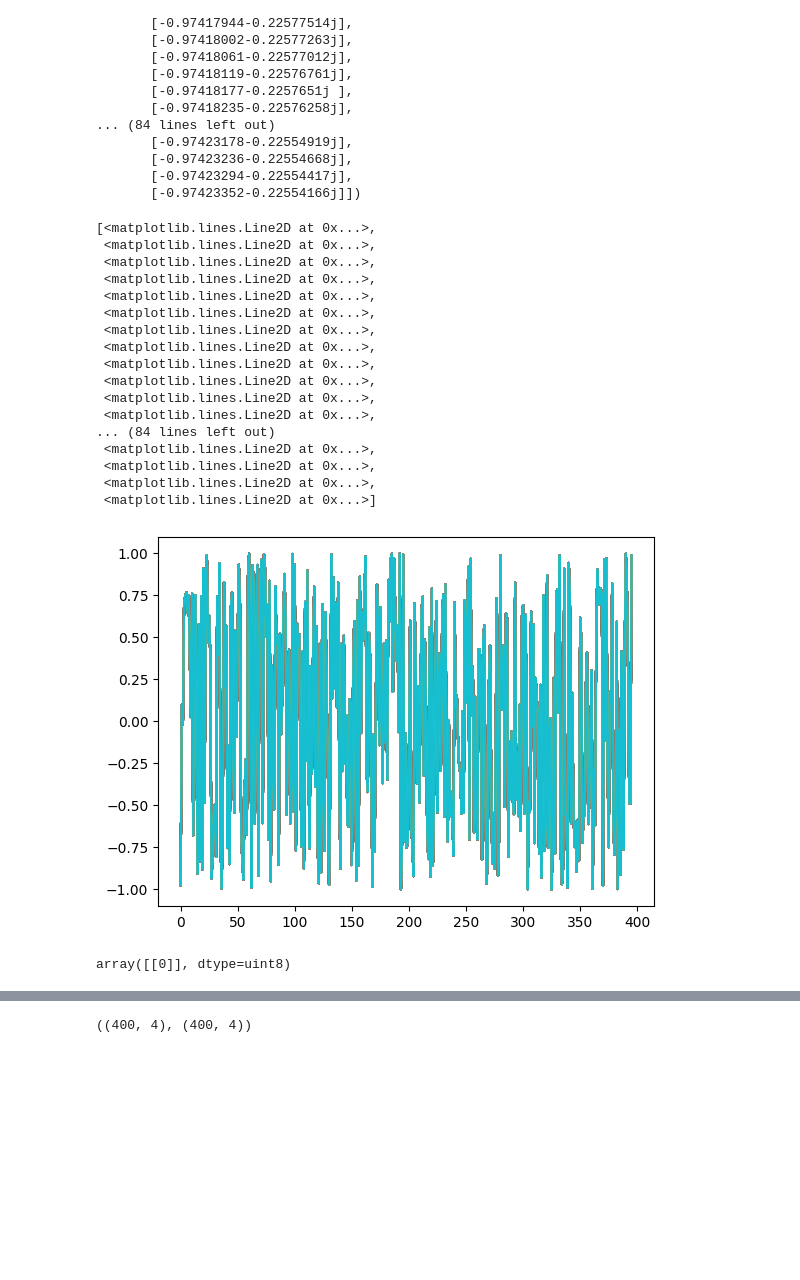
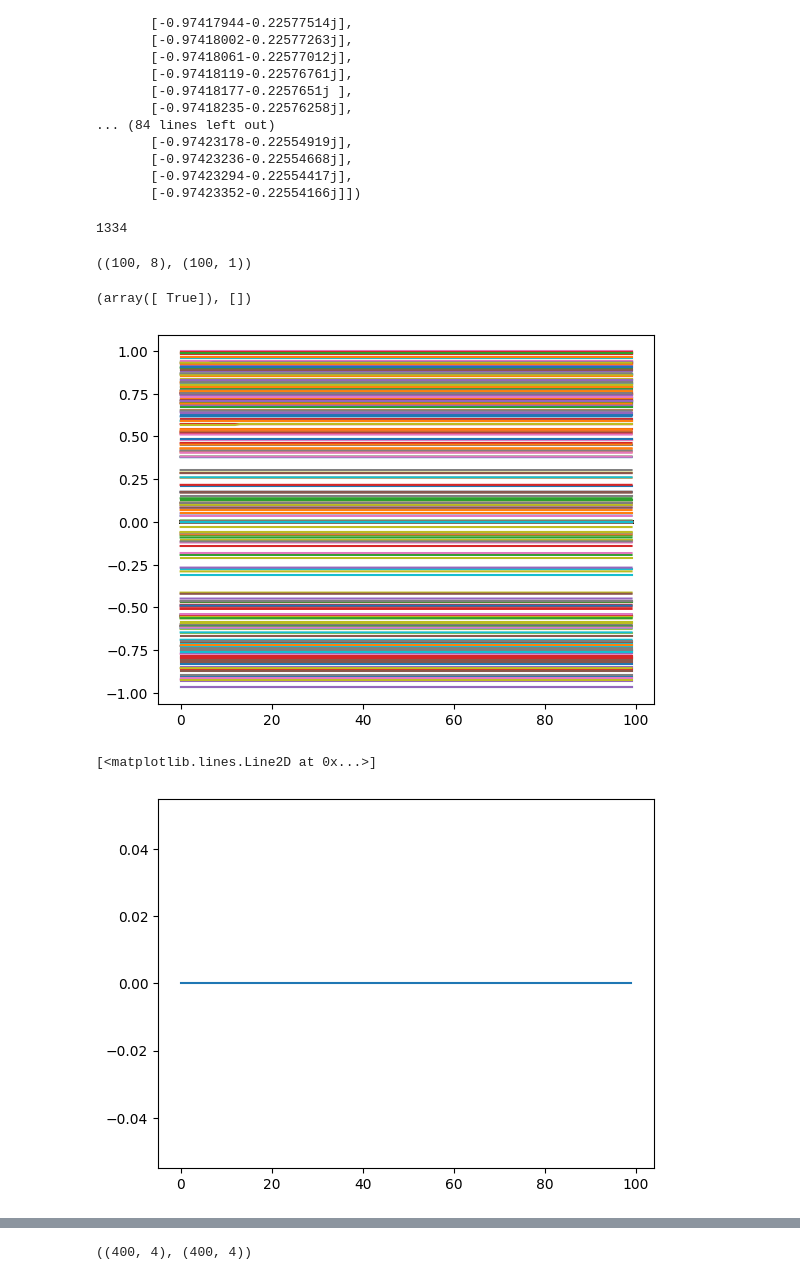
Before and after one commit to ukunliu/WSN_simulation, a Jupyter notebook: Simulation/main.ipynb, the cells around one changed output, grey strips where cells are left out. Saved outputs shown, nothing was run; the diff lists cells and outputs as text; code cells hidden in the pictures; blank space fills up the shorter version.

```diff
--- a/Simulation/main.ipynb
+++ b/Simulation/main.ipynb
@@ -41,35 +41,50 @@ array([[-0.97417595-0.2257902j ],
        [-0.97423236-0.22554668j],
        [-0.97423294-0.22554417j],
        [-0.97423352-0.22554166j]])
-# %%
-
-tmp = []
-for i in ch:
-    for j in i:
-        if len(j) > 3:
-            tmp.append(j[:, 0])
+# %%
+len(invalid)
+# %% [output]
+1334
+# %%
+tmp = np.zeros_like(ch)
+m, n = ch.shape
+invalid = []
+
+for i in range(m):
+    for j in range(n):
+        p,  q = ch[i, j].shape
+        if q > 1:
+            tmp[i, j] = ch[i, j][:,0]
+        else:
+            if q == 1:
+                invalid.append([i, j])
+                tmp[i, j] = np.zeros(100)
+            else:
+                tmp[i, j] = ch[i, j]
+# %%
+ch[5, 0].shape, ch[6, 0].shape
+# %% [output]
+((100, 8), (100, 1))
+# %%
+tmp[0][0]==0, invalid
+# %% [output]
+(array([ True]), [])
+# %%
+for i in tmp[:,1]:
+    plt.plot(np.abs(i))
+
+for i in tmp[:,0]:
+    plt.plot(i)
+
+for i in tmp[:,2]:
+    plt.plot(i)
+
+for i in tmp[:,3]:
+    plt.plot(i)
+# %% [output]
+[figure, added]
 # %%
-plt.plot(tmp)
+plt.plot(tmp[106,0])
 # %% [output]
-[<matplotlib.lines.Line2D at 0x...>,
- <matplotlib.lines.Line2D at 0x...>,
- <matplotlib.lines.Line2D at 0x...>,
- <matplotlib.lines.Line2D at 0x...>,
- <matplotlib.lines.Line2D at 0x...>,
- <matplotlib.lines.Line2D at 0x...>,
- <matplotlib.lines.Line2D at 0x...>,
- <matplotlib.lines.Line2D at 0x...>,
- <matplotlib.lines.Line2D at 0x...>,
- <matplotlib.lines.Line2D at 0x...>,
- <matplotlib.lines.Line2D at 0x...>,
- <matplotlib.lines.Line2D at 0x...>,
-... (84 lines left out)
- <matplotlib.lines.Line2D at 0x...>,
- <matplotlib.lines.Line2D at 0x...>,
- <matplotlib.lines.Line2D at 0x...>,
- <matplotlib.lines.Line2D at 0x...>]
+[<matplotlib.lines.Line2D at 0x...>]
-[figure, old version]
+[figure, new version]
-# %%
-ch[5][3]
-# %% [output]
-array([[0]], dtype=uint8)
```
Also changed, not shown: parts of 2 cells of this notebook.
